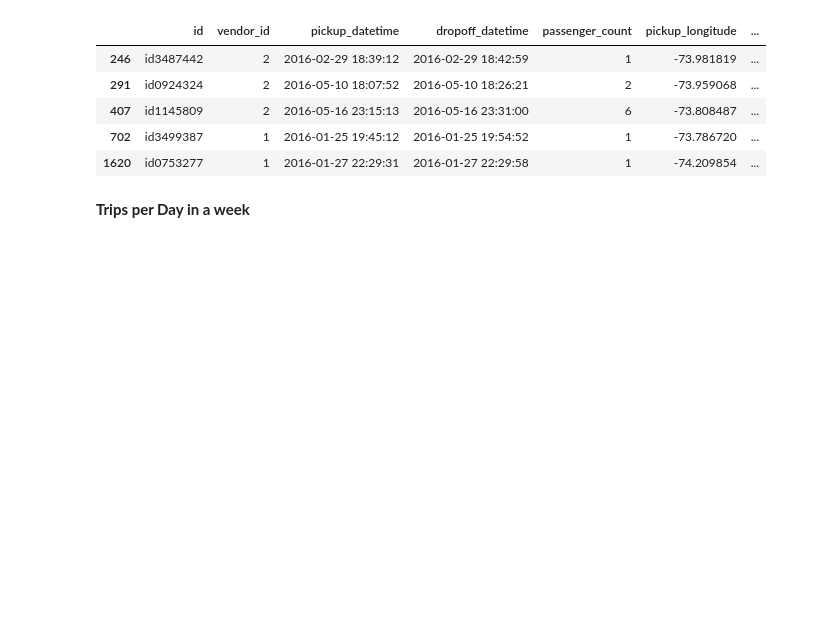
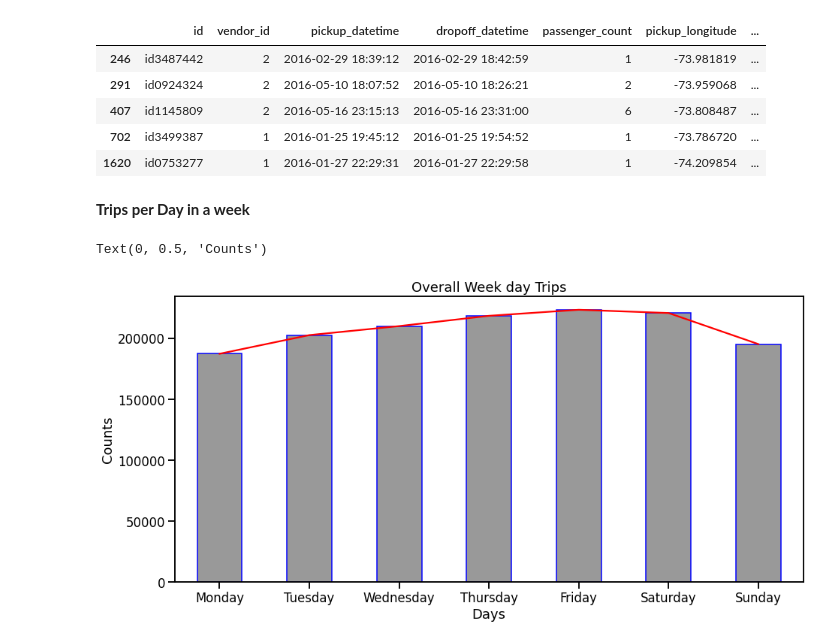
Before and after one commit to avinashyadav11/NYC-Taxi-Trip-Time-Prediction-ML, a Jupyter notebook: NYC_Taxi_Trip_Time_Prediction_Capstone_Project.ipynb, the cells around one changed output. Saved outputs shown, nothing was run; the diff lists cells and outputs as text; code cells hidden in the pictures; blank space fills up the shorter version.

```diff
--- a/NYC_Taxi_Trip_Time_Prediction_Capstone_Project.ipynb
+++ b/NYC_Taxi_Trip_Time_Prediction_Capstone_Project.ipynb
@@ -520,3 +498,18 @@ df[df.distance == 0 ].head()
 | 1620 | id0753277 | 1 | 2016-01-27 22:29:31 | 2016-01-27 22:29:58 | 1 | -74.209854 | ... |
 # %% [markdown]
 **Trips per Day in a week**
+# %%
+#Analyzing week day trips
+
+plt.figure(figsize=(15,7))
+pickup_week = df['pickup_weekday'].value_counts()
+pickup_week.sort_index().plot(kind='bar',edgecolor='blue',color = '0.6')
+pickup_week.sort_index().plot(kind='line',color = 'red')
+
+plt.xticks(ticks=[0,1,2,3,4,5,6], labels=['Monday', 'Tuesday', 'Wednesday', 'Thursday', 'Friday', 'Saturday', 'Sunday'], rotation=0)
+plt.title('Overall Week day Trips')
+plt.xlabel('Days')
+plt.ylabel('Counts')
+# %% [output]
+Text(0, 0.5, 'Counts')
+[figure, added]
```
Also changed, not shown: parts of 67 cells of this notebook.
